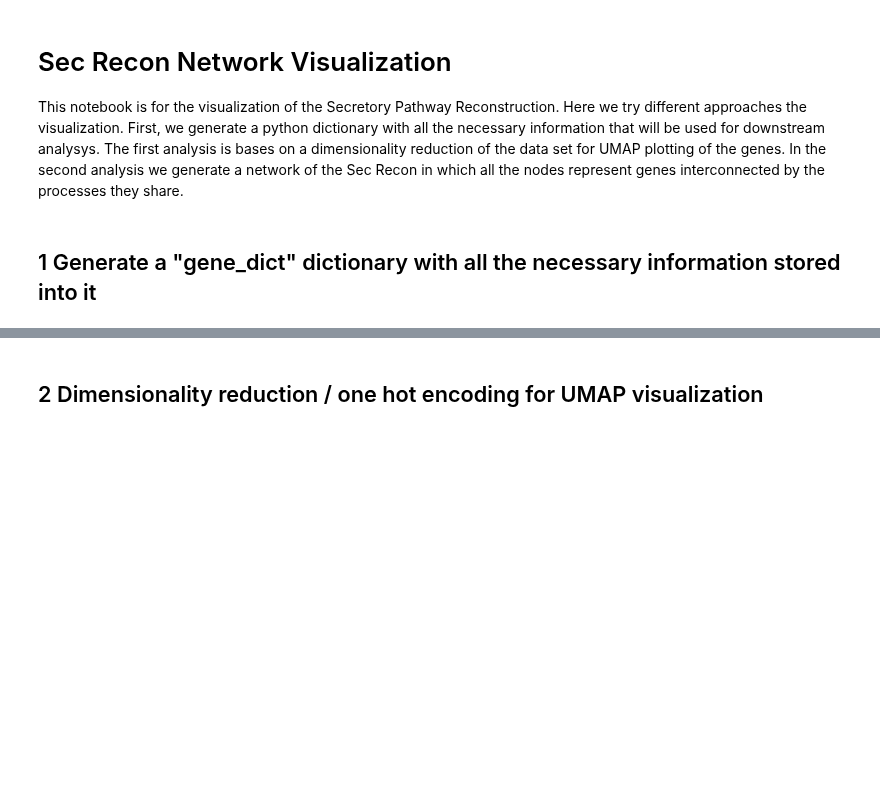
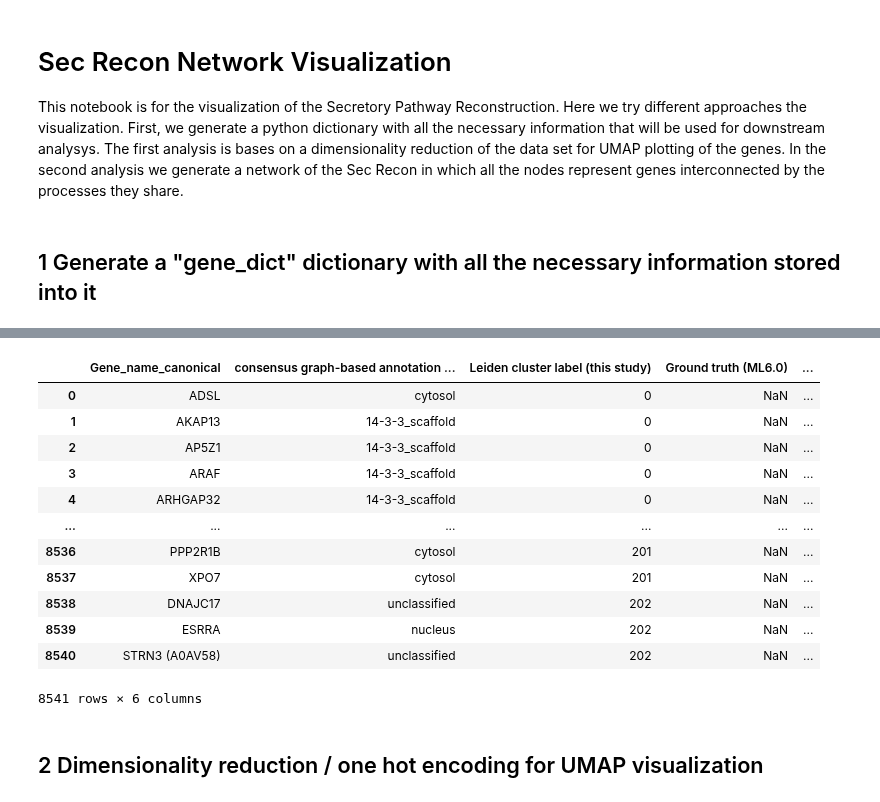
Before and after one commit to pablodig/secRecon-Secretory-Pathway-Reconstruction, a Jupyter notebook: Visualization.ipynb, the cells around one changed output, grey strips where cells are left out. Saved outputs shown, nothing was run; the diff lists cells and outputs as text; code cells hidden in the pictures; blank space fills up the shorter version.

```diff
--- a/Visualization.ipynb
+++ b/Visualization.ipynb
@@ -25,3 +46,19 @@ subcell = pd.read_csv("Input/subcellular_localization.csv")
+# %%
+subcell
+# %% [output]
+|  | Gene_name_canonical | consensus graph-based annotation ... | Leiden cluster label (this study) | Ground truth (ML6.0) | ... |
+| 0 | ADSL | cytosol | 0 | NaN | ... |
+| 1 | AKAP13 | 14-3-3_scaffold | 0 | NaN | ... |
+| 2 | AP5Z1 | 14-3-3_scaffold | 0 | NaN | ... |
+| 3 | ARAF | 14-3-3_scaffold | 0 | NaN | ... |
+| 4 | ARHGAP32 | 14-3-3_scaffold | 0 | NaN | ... |
+| ... | ... | ... | ... | ... | ... |
+| 8536 | PPP2R1B | cytosol | 201 | NaN | ... |
+| 8537 | XPO7 | cytosol | 201 | NaN | ... |
+| 8538 | DNAJC17 | unclassified | 202 | NaN | ... |
+| 8539 | ESRRA | nucleus | 202 | NaN | ... |
+| 8540 | STRN3 (A0AV58) | unclassified | 202 | NaN | ... |
+8541 rows × 6 columns
 # %%
 subcell_dict = dict(zip(subcell['Gene_name_canonical'], subcell['consensus graph-based annotation (this study)']))
 # %%
```
Also changed, not shown: parts of 2 cells of this notebook, 2 other files.
